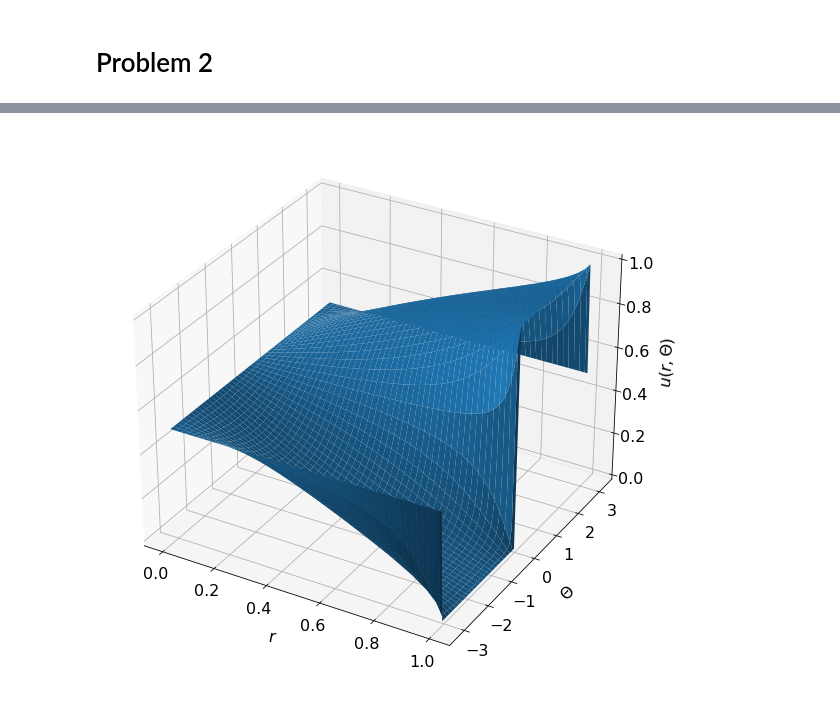
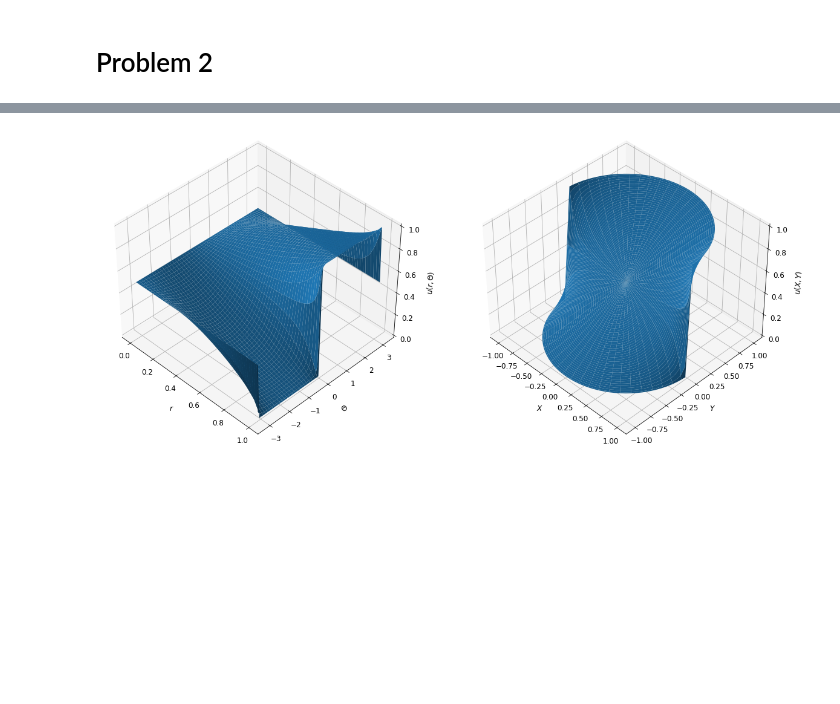
Before and after one commit to philw-23/AMATH503, a Jupyter notebook: hw4/AMATH503_HW4.ipynb, the cells around one changed output, grey strips where cells are left out. Cells and saved outputs as stored; diff of their text form; code cells hidden in the pictures; blank space fills up the shorter version.

```diff
--- a/hw4/AMATH503_HW4.ipynb
+++ b/hw4/AMATH503_HW4.ipynb
@@ -8,7 +8,7 @@ plt.rcParams.update({'font.size': 16})
 x = np.linspace(0, np.pi, 100)
 y = x.copy()
 X, Y = np.meshgrid(x, y)
-u_n = lambda n, x, y: -2*(np.cos(np.pi * n) - 1)/(np.sinh(np.pi * n)*np.pi*n**3) * \
+u_n = lambda n, x, y: -4*(np.cos(np.pi * n) - 1)/(np.sinh(np.pi * n)*np.pi*n**3) * \
                         np.sinh(n*x)*np.sin(n*y)
 sol = np.zeros(X.shape)
 for n in range(1, 100 + 1):
@@ -18,8 +18,10 @@ for n in range(1, 100 + 1):
 fig = plt.figure(figsize=(12, 10))
 ax = plt.axes(projection='3d')
 ax.plot_surface(X, Y, sol)
+ax.view_init(40, -45)
 ax.set_xlabel('$x$', labelpad=10)
 ax.set_ylabel('$y$', labelpad=10)
 ax.set_zlabel('$u(x, y)$', labelpad=10)
+plt.savefig('./Problem_1.png', bbox_inches='tight')
 plt.show()
 # %% [output]
@@ -36,11 +38,29 @@ u_n = lambda n, r, t: (1 - np.cos(n*np.pi))/(np.pi * n) * r**n * np.sin(n*t)
 for n in range(1, 200 + 1):
     sol += u_n(n, R, Theta)
 
-fig = plt.figure(figsize=(12, 10))
-ax = plt.axes(projection='3d')
+# For plotting in real space as well
+X = R * np.cos(Theta) # For x-space
+Y = R * np.sin(Theta)
+
+# Generate Figure
+fig = plt.figure(figsize=(20, 10))
+
+# R/Theta
+ax = fig.add_subplot(1, 2, 1, projection='3d')
 ax.plot_surface(R, Theta, sol)
+ax.view_init(40, -45)
 ax.set_xlabel('$r$', labelpad=10)
 ax.set_ylabel('$\Theta$', labelpad=10)
 ax.set_zlabel('$u(r, \Theta)$', labelpad=10)
+
+# X, Y space
+ax = fig.add_subplot(1, 2, 2, projection='3d')
+ax.plot_surface(X, Y, sol)
+ax.view_init(40, -45)
+ax.set_xlabel('$X$', labelpad=10)
+ax.set_ylabel('$Y$', labelpad=10)
+ax.set_zlabel('$u(X, Y)$', labelpad=10)
+
+plt.savefig('./Problem_2_3.png', bbox_inches='tight')
 plt.show()
 # %% [output]
@@ -61,12 +81,27 @@ def piecewiseSolution(r, t):
 # %%
 # Plotting Piecewise
 sol = piecewiseSolution(R, Theta)
-fig = plt.figure(figsize=(12, 10))
-ax = plt.axes(projection='3d')
+
+# Generate Figure
+fig = plt.figure(figsize=(20, 10))
+
+# R/Theta
+ax = fig.add_subplot(1, 2, 1, projection='3d')
 ax.plot_surface(R, Theta, sol)
+ax.view_init(40, -45)
 ax.set_xlabel('$r$', labelpad=10)
 ax.set_ylabel('$\Theta$', labelpad=10)
 ax.set_zlabel('$u(r, \Theta)$', labelpad=10)
+
+# X, Y space
+ax = fig.add_subplot(1, 2, 2, projection='3d')
+ax.plot_surface(X, Y, sol)
+ax.view_init(40, -45)
+ax.set_xlabel('$X$', labelpad=10)
+ax.set_ylabel('$Y$', labelpad=10)
+ax.set_zlabel('$u(X, Y)$', labelpad=10)
+
+plt.savefig('./Problem_2_2.png', bbox_inches='tight')
 plt.show()
 # %% [output]
-[figure, old version]
+[figure, new version]
```
Also changed, not shown: parts of 3 cells of this notebook, 4 other files.
